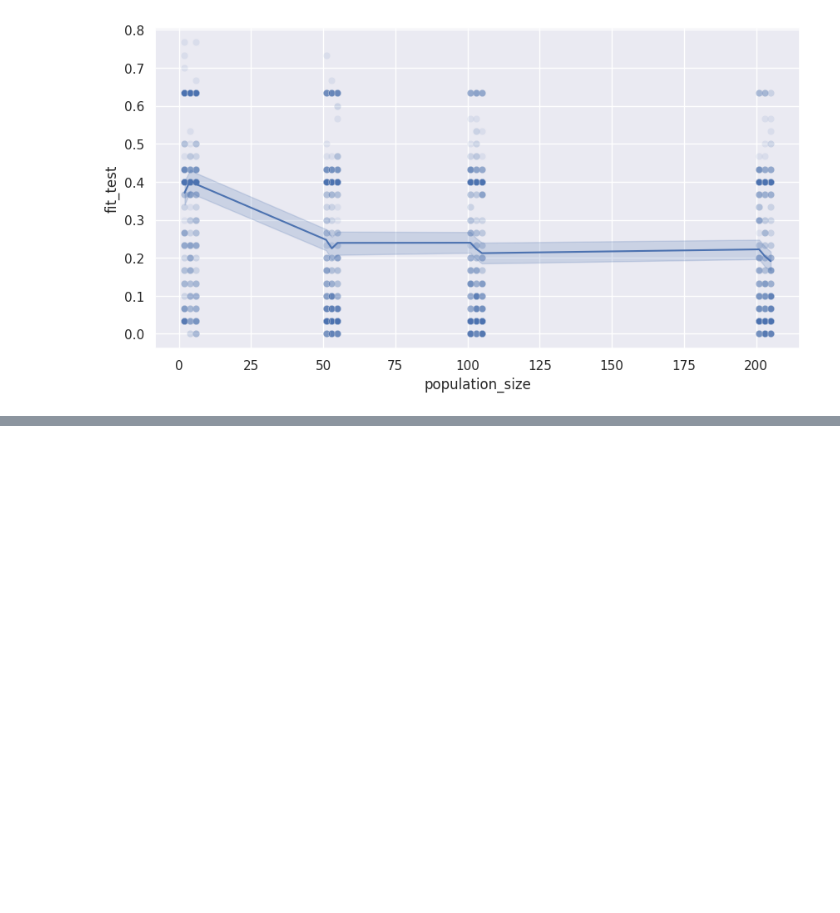
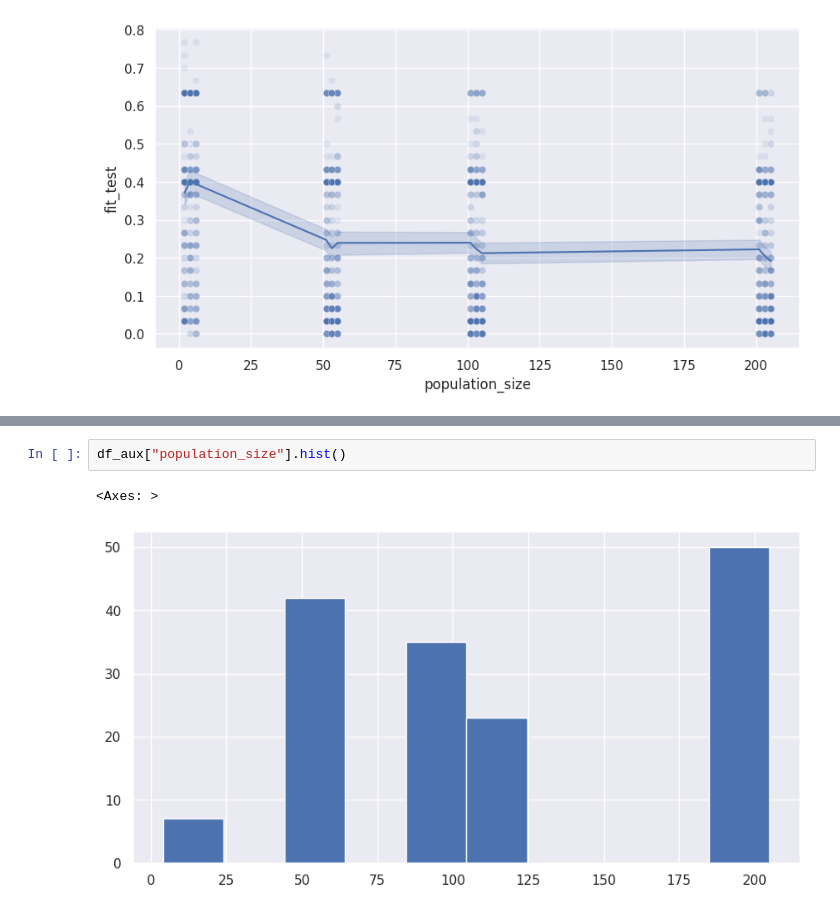
Before and after one commit to HugoAlbertBonet/fakeNEAT, a Jupyter notebook: Graficos.ipynb, the cells around one changed output, grey strips where cells are left out. Saved outputs shown, nothing was run; the diff lists cells and outputs as text; blank space fills up the shorter version.

```diff
--- a/Graficos.ipynb
+++ b/Graficos.ipynb
@@ -209,0 +223,5 @@ sns.lineplot(data=df, x = "population_size", y = "fit_test", ax=ax)
+# %%
+df_aux["population_size"].hist()
+# %% [output]
+<Axes: >
+[figure, added]
```
Also changed, not shown: parts of 7 cells of this notebook.
